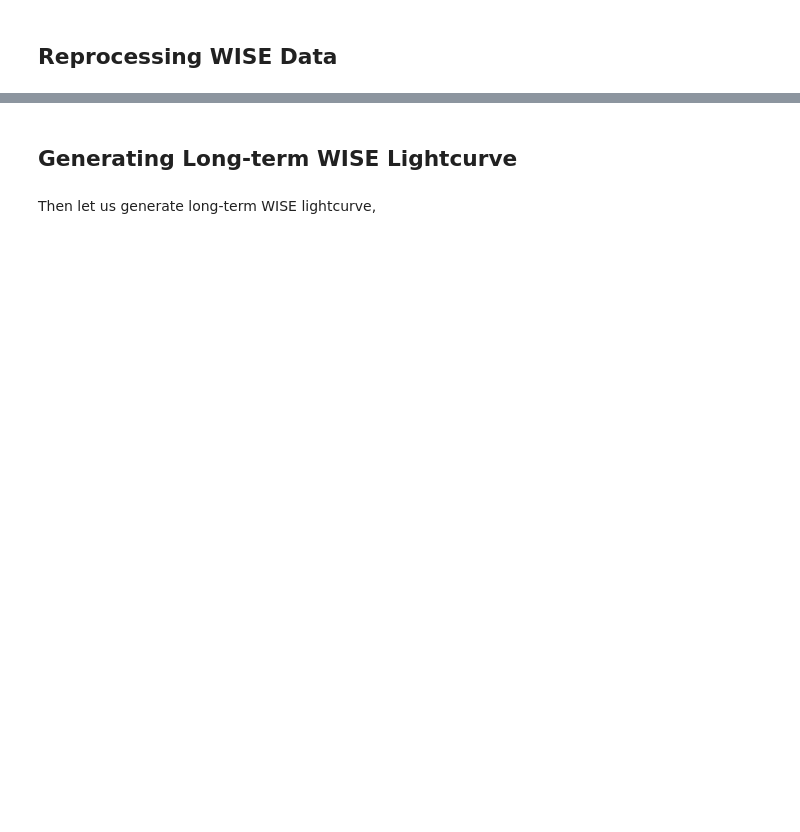
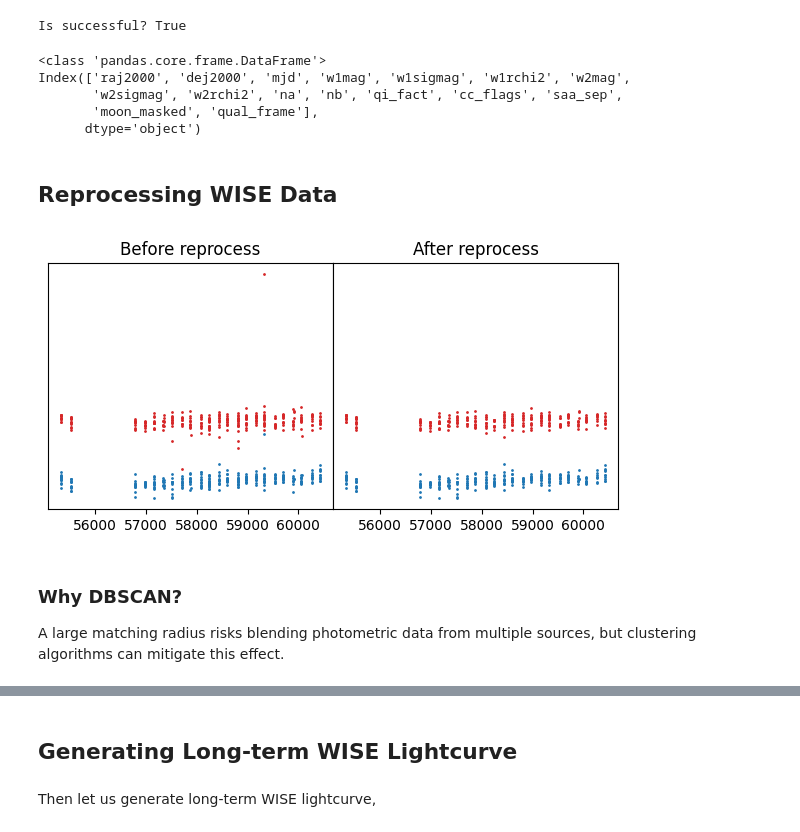
Before and after one commit to AstroJH/easycat, a Jupyter notebook: examples/wise_lightcurve.ipynb, the cells around one changed output, grey strips where cells are left out. Cells and saved outputs as stored; diff of their text form; code cells hidden in the pictures; blank space fills up the shorter version.

Commit message:
test WISE data downloader

```diff
--- a/examples/wise_lightcurve.ipynb
+++ b/examples/wise_lightcurve.ipynb
@@ -15,31 +14,63 @@ Todoing... ...
+# %%
+# position of target
+pos_ref = SkyCoord(ra=153.38352, dec=26.47322, unit="deg", frame="fk5")
+
+# instantiate a downloader
+arch = WISEDataArchive()
+
+# retrieve WISE photometric data from IRSA
+is_successful, lcurve = arch.retrieve_photo_for_item(
+    item_id="test_obj",
+    coord=pos_ref,
+    radius=6*u.arcsec, # <-- matching radius
+    return_data=True
+)
+
+print("Is successful?", is_successful)
+# %% [output]
+Is successful? True
+# %%
+print(type(lcurve)) # a pandas DataFrame
+print(lcurve.columns)
+# %% [output]
+<class 'pandas.core.frame.DataFrame'>
+Index(['raj2000', 'dej2000', 'mjd', 'w1mag', 'w1sigmag', 'w1rchi2', 'w2mag',
+       'w2sigmag', 'w2rchi2', 'na', 'nb', 'qi_fact', 'cc_flags', 'saa_sep',
+       'moon_masked', 'qual_frame'],
+      dtype='object')
 # %% [markdown]
 ## Reprocessing WISE Data
-# %%
-sdss_pos = SkyCoord(ra=153.38352, dec=26.47322, unit="deg", frame="fk5")
-
-with fits.open("data/9626-57875-0685.fits") as hdul:
-    lcurve = Table(hdul[1].data).to_pandas()
-
-
-print(type(lcurve))
-print(lcurve.columns)
 # %%
+# Firstly, we need to get a WISE Reprocessor from Reprocess Factory
 repro = ReprocessFactory.get(metadata={
     "telescope": "WISE"
 })
 
-lcurve_repro = repro.reprocess(lcurve=lcurve, pos_ref=sdss_pos)
+# Our default pipeline:
+# 1. Sort data by MJD
+# 2. Filter missing data
+# 3. criteria_basic
+# 4. DBSCAN
+# 5. filter outliers
+lcurve_repro = repro.reprocess(lcurve=lcurve, pos_ref=pos_ref)
 # %%
 fig, axs = plt.subplots(1, 2, sharey=True, sharex=True, figsize=(6, 3))
 
 axs[0].scatter(lcurve.mjd, lcurve.w1mag, c="tab:blue", s=1)
 axs[0].scatter(lcurve.mjd, lcurve.w2mag, c="tab:red",  s=1)
 axs[0].yaxis.set_inverted(True)
 
 axs[1].scatter(lcurve_repro.mjd, lcurve_repro.w1mag, c="tab:blue", s=1)
 axs[1].scatter(lcurve_repro.mjd, lcurve_repro.w2mag, c="tab:red",  s=1)
 axs[1].set_yticks([])
 
 fig.tight_layout(w_pad=0)
 
+axs[0].set_title("Before reprocess")
+axs[1].set_title("After reprocess")
 plt.show()
+# %% [output]
+[figure, added]
+# %% [markdown]
+### Why DBSCAN?
+A large matching radius risks blending photometric data from multiple sources, but clustering algorithms can mitigate this effect.
```
Also changed, not shown: parts of 13 cells of this notebook, 13 other files.
